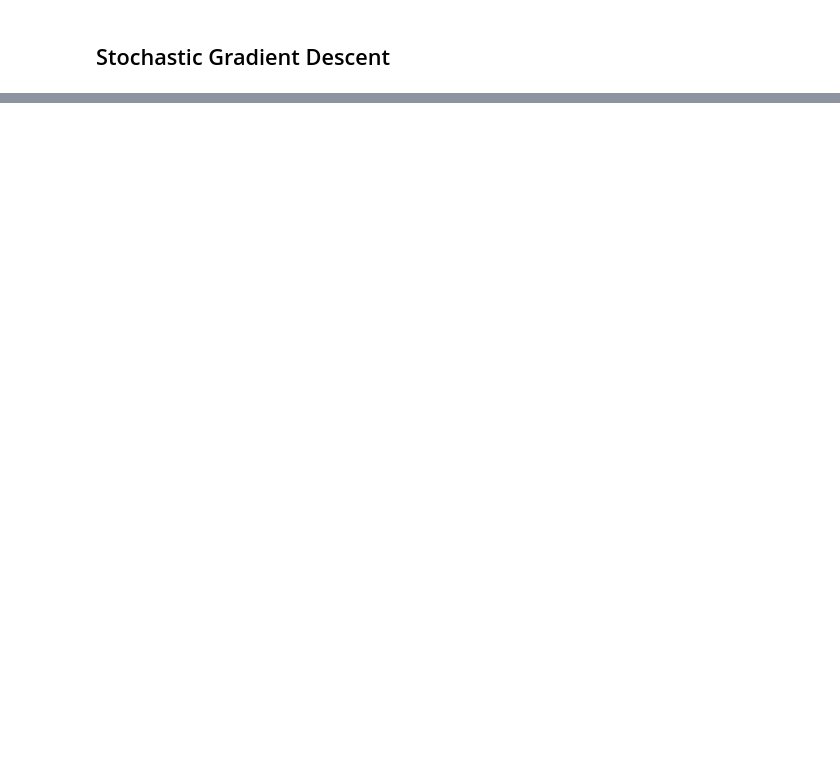
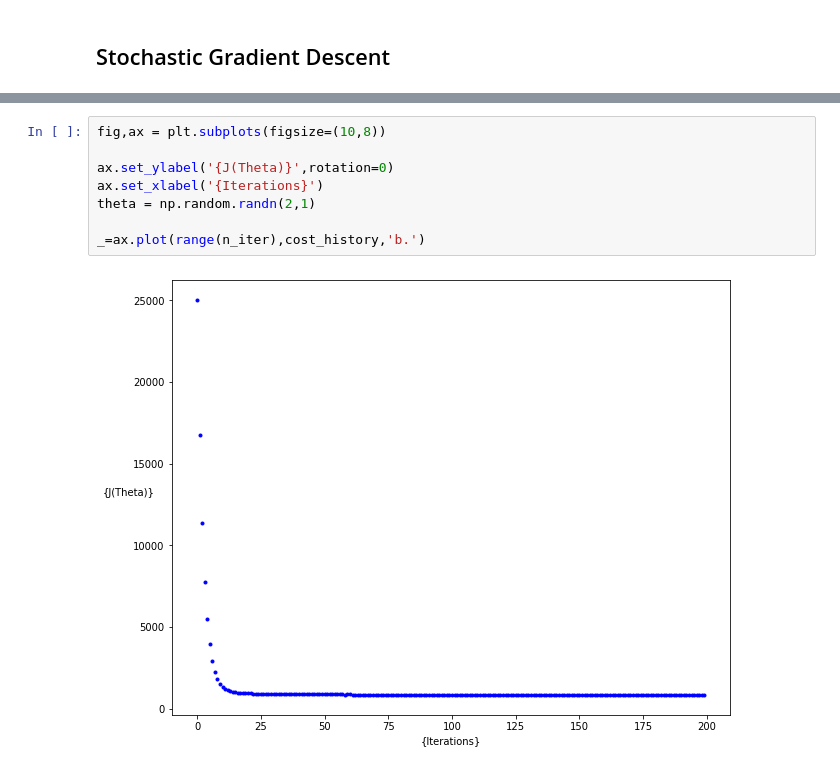
Before and after one commit to quentin-pierson/aiProject, a Jupyter notebook: GradientDescent.ipynb, the cells around one changed output, grey strips where cells are left out. Drawn from its saved outputs; the diff is of its cells as text; blank space fills up the shorter version.

```diff
--- a/GradientDescent.ipynb
+++ b/GradientDescent.ipynb
@@ -106,0 +212,10 @@ _=ax.plot(range(n_iter),cost_history,'b.')
+# %%
+fig,ax = plt.subplots(figsize=(10,8))
+
+ax.set_ylabel('{J(Theta)}',rotation=0)
+ax.set_xlabel('{Iterations}')
+theta = np.random.randn(2,1)
+
+_=ax.plot(range(n_iter),cost_history,'b.')
+# %% [output]
+[figure, added]
```
Also changed, not shown: parts of 13 cells of this notebook, 3 other files.
